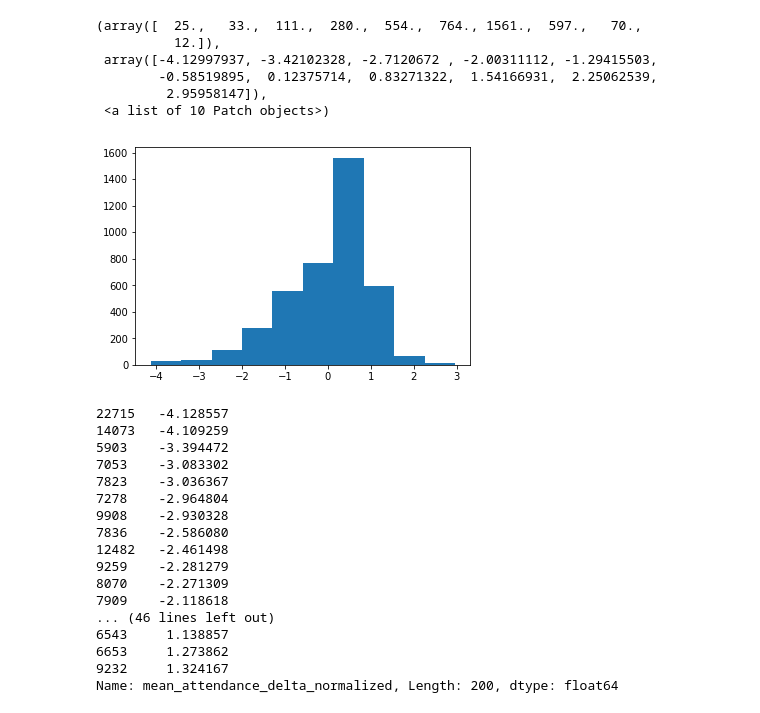
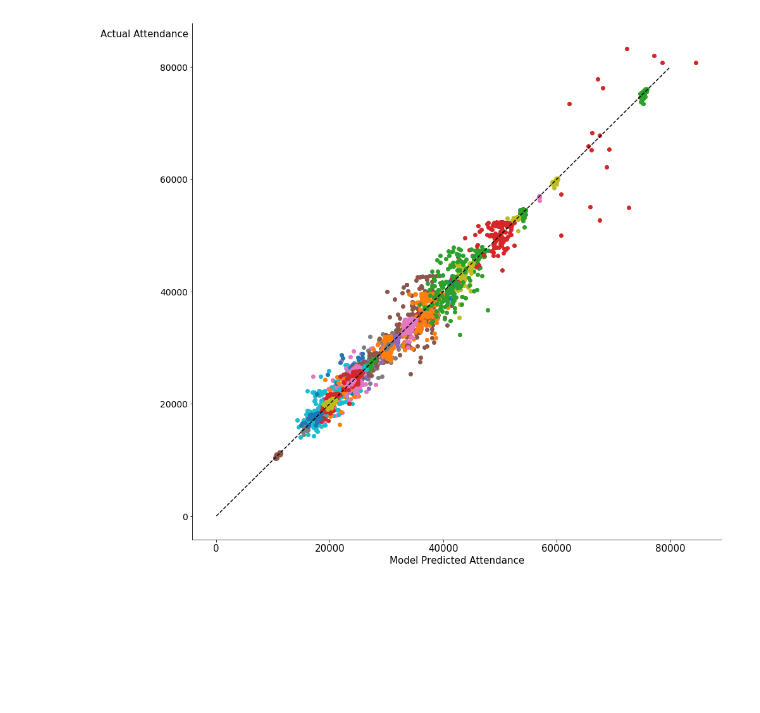
Before and after one commit to dlahtou/Luther-PL-Attendance, a Jupyter notebook: 6-StatsModels OLS normalized delta with distance.ipynb, the cells around one changed output. Cells and saved outputs as stored; diff of their text form; code cells hidden in the pictures; blank space fills up the shorter version.

```diff
--- a/6-StatsModels OLS normalized delta with distance.ipynb
+++ b/6-StatsModels OLS normalized delta with distance.ipynb
@@ -75,30 +210,0 @@ import matplotlib.pyplot as plt
-# %%
-plt.hist(df['mean_attendance_delta_normalized'].dropna())
-# %% [output]
-(array([  25.,   33.,  111.,  280.,  554.,  764., 1561.,  597.,   70.,
-          12.]),
- array([-4.12997937, -3.42102328, -2.7120672 , -2.00311112, -1.29415503,
-        -0.58519895,  0.12375714,  0.83271322,  1.54166931,  2.25062539,
-         2.95958147]),
- <a list of 10 Patch objects>)
-[figure, removed]
-# %%
-df[df['match_stadium'] == 'Anfield, Liverpool']['mean_attendance_delta_normalized'].dropna().sort_values()
-# %% [output]
-22715   -4.128557
-14073   -4.109259
-5903    -3.394472
-7053    -3.083302
-7823    -3.036367
-7278    -2.964804
-9908    -2.930328
-7836    -2.586080
-12482   -2.461498
-9259    -2.281279
-8070    -2.271309
-7909    -2.118618
-... (46 lines left out)
-6543     1.138857
-6653     1.273862
-9232     1.324167
-Name: mean_attendance_delta_normalized, Length: 200, dtype: float64
@@ -104,0 +216,15 @@ Name: mean_attendance_delta_normalized, Length: 200, dtype: float64
+# %%
+fig, ax = plt.subplots(1,1,figsize=[15,15])
+ax.plot(np.arange(1,80000),np.arange(1,80000), color='black', ls='dashed')
+for team in df['hometeam_name'].unique():
+    ax.scatter(df[df['hometeam_name']==team]['better_model'], df[df['hometeam_name']==team]['match_attendance'], label=team)
+
+sns.despine()
+plt.xticks(np.arange(0,100000, 20000), size = 15)
+plt.yticks(np.arange(0,100000, 20000), size = 14)
+plt.ylabel('Actual Attendance', rotation=0, size = 15)
+plt.xlabel('Model Predicted Attendance', size = 15)
+ax.yaxis.set_label_coords(-0.09, 0.97)
+plt.savefig('testfig.png')
+# %% [output]
+[figure, added]
```
Also changed, not shown: parts of 36 cells of this notebook, 4 other files.
